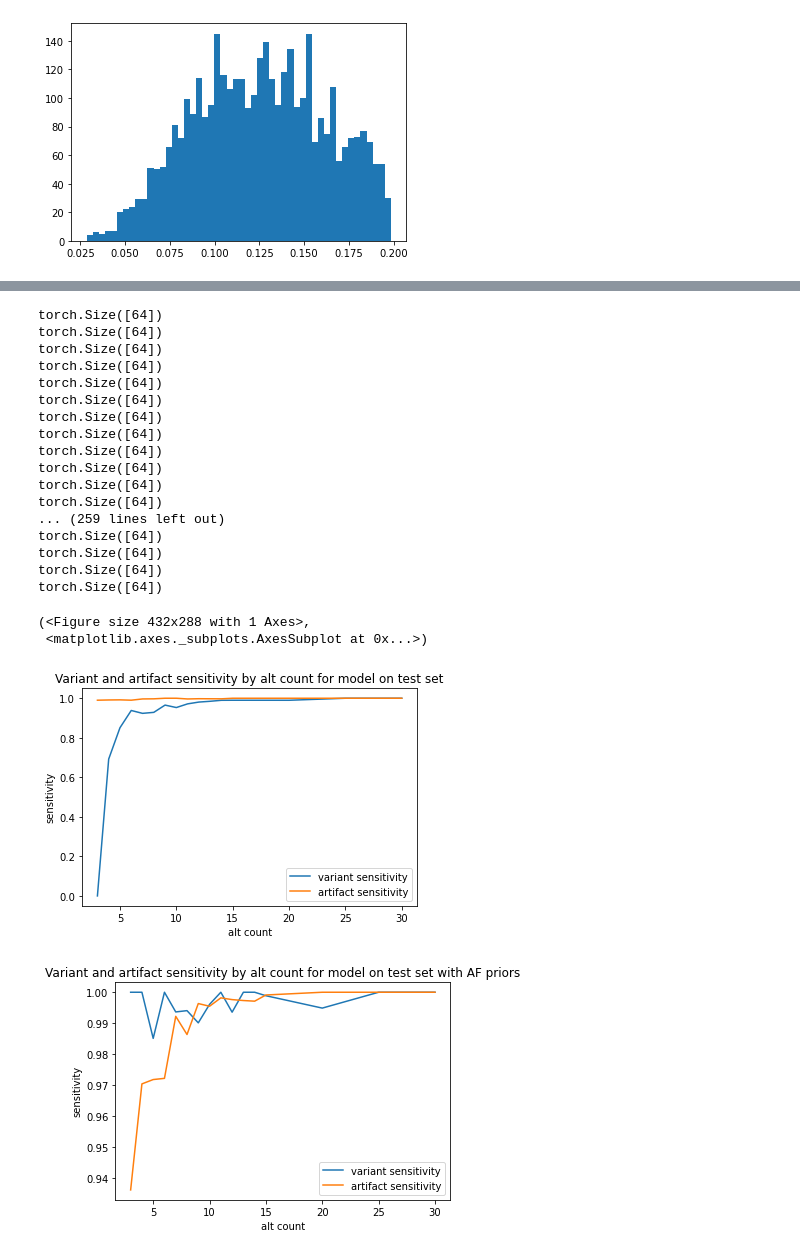
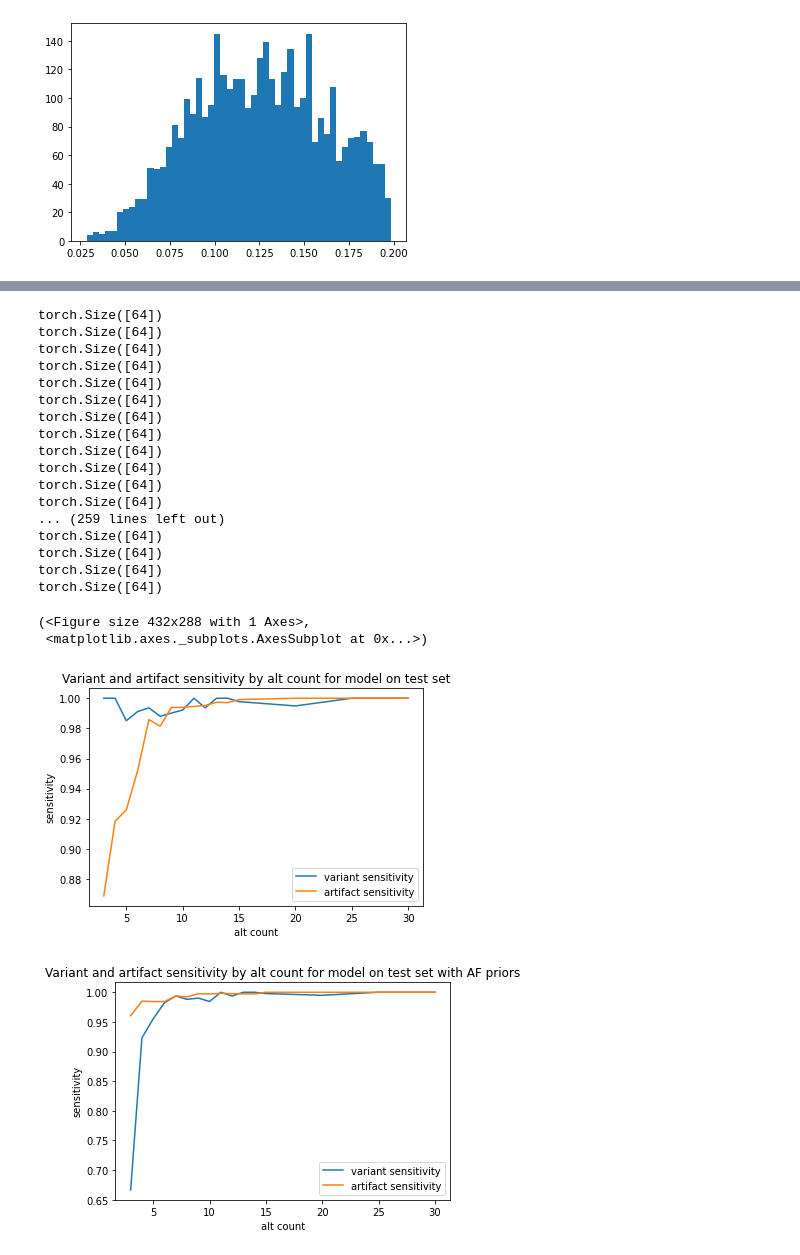
Before and after one commit to davidbenjamin/permutect, a Jupyter notebook: mutect3-prototype.ipynb, the cells around one changed output, grey strips where cells are left out. Drawn from its saved outputs; the diff is of its cells as text; code cells hidden in the pictures.

```diff
--- a/mutect3-prototype.ipynb
+++ b/mutect3-prototype.ipynb
@@ -851,7 +842,7 @@ def get_m2_validation_stats(loader):
     return stats
 # %%
 # learn artifact and variant AF spectra from a validation or test loader
-def learn_af_spectra(loader, m2_filters_to_keep = {}, threshold=0.0):
+def learn_af_spectra(model, loader, m2_filters_to_keep = {}, threshold=0.0):
     artifact_k_n = []
     variant_k_n = []
     for batch in loader:
@@ -935,4 +921,5 @@ NameError: name 'ref_reads' is not defined
 # %%
+model.set_temperature(valid_loader)
 valid_stats = get_validation_stats(model, valid_loader)
 plot_sensitivities(valid_stats.confusion_matrices(), "model on unsupervised validation set")
 #plot_scores(valid_stats.artifact_scores(), valid_stats.non_artifact_scores(), "validation")
@@ -943,5 +930,5 @@ plot_sensitivities(valid_stats.confusion_matrices(), "model on unsupervised vali
 # %%
-artifact_proportion, artifact_spectrum, variant_spectrum = learn_af_spectra(test_loader, m2_filters_to_keep = {'normal_artifact'}, threshold=-4.0)
+artifact_proportion, artifact_spectrum, variant_spectrum = learn_af_spectra(model, test_loader, m2_filters_to_keep = {'normal_artifact'}, threshold=-4.0)
 posterior_model = PriorAdjustedReadSetClassifier(model, artifact_proportion, artifact_spectrum, variant_spectrum)
 artifact_spectrum.plot_spectrum()
 variant_spectrum.plot_spectrum()
@@ -950,0 +938,6 @@ variant_spectrum.plot_spectrum()
+# %%
+threshold = calculate_true_prob_threshold(model, test_loader, {'normal_artifact'})
+print(threshold)
+artifact_threshold = 1 - threshold
+logit_threshold = np.log(artifact_threshold/(1 - artifact_threshold))
+print(logit_threshold)
@@ -951,33 +962,33 @@ variant_spectrum.plot_spectrum()
 # %%
-test_stats = get_validation_stats(model, test_loader, {'normal_artifact'}, -4)
+test_stats = get_validation_stats(model, test_loader, {'normal_artifact'}, logit_threshold)
 plot_sensitivities(test_stats.confusion_matrices(), "model on test set")
-posterior_test_stats = get_validation_stats(posterior_model, test_loader, {'normal_artifact'}, 0)
+posterior_test_stats = get_validation_stats(posterior_model, test_loader, {'normal_artifact'}, -1)
 plot_sensitivities(posterior_test_stats.confusion_matrices(), "model on test set with AF priors")
 m2_stats = get_m2_validation_stats(test_loader)
 plot_sensitivities(m2_stats.confusion_matrices(), "Mutect2 on test set")
 #plot_scores(test_stats.artifact_scores(), test_stats.non_artifact_scores(), "test")
 # %% [output]
 torch.Size([64])
 torch.Size([64])
 torch.Size([64])
 torch.Size([64])
 torch.Size([64])
 torch.Size([64])
 torch.Size([64])
 torch.Size([64])
 torch.Size([64])
 torch.Size([64])
 torch.Size([64])
 torch.Size([64])
 ... (259 lines left out)
 torch.Size([64])
 torch.Size([64])
 torch.Size([64])
 torch.Size([64])
 (<Figure size 432x288 with 1 Axes>,
  <matplotlib.axes._subplots.AxesSubplot at 0x...>)
-[figure, old version]
+[figure, new version]
-[figure, old version]
+[figure, new version]
 [figure]
 # %%
 print((posterior_test_stats.sensitivity(), posterior_test_stats.precision()))
```
Also changed, not shown: parts of 13 cells of this notebook.
